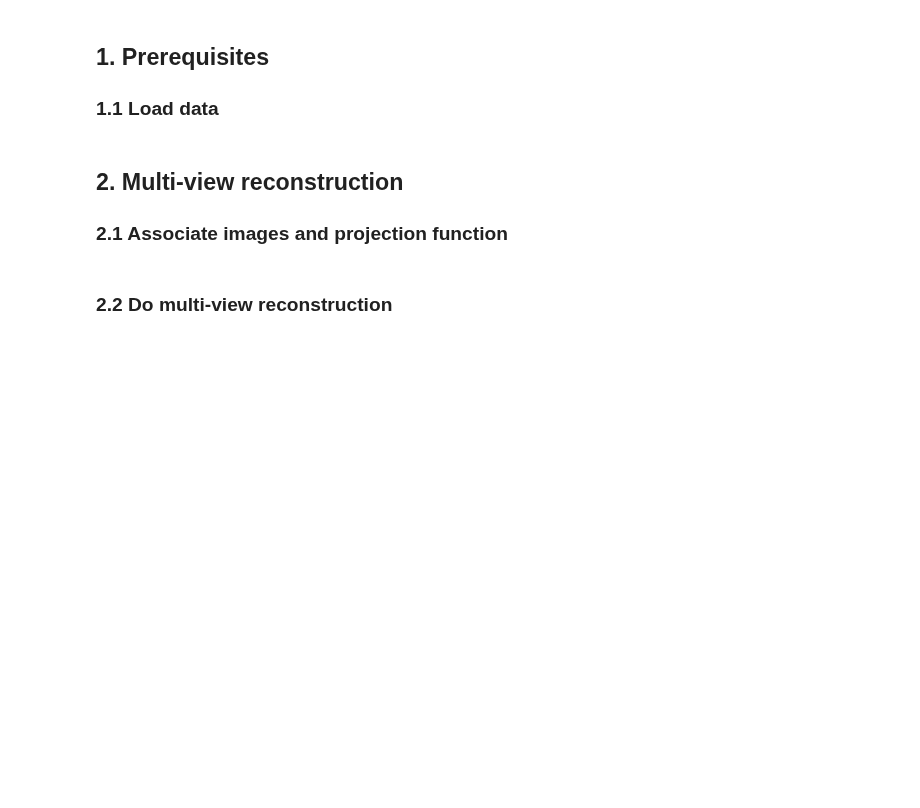
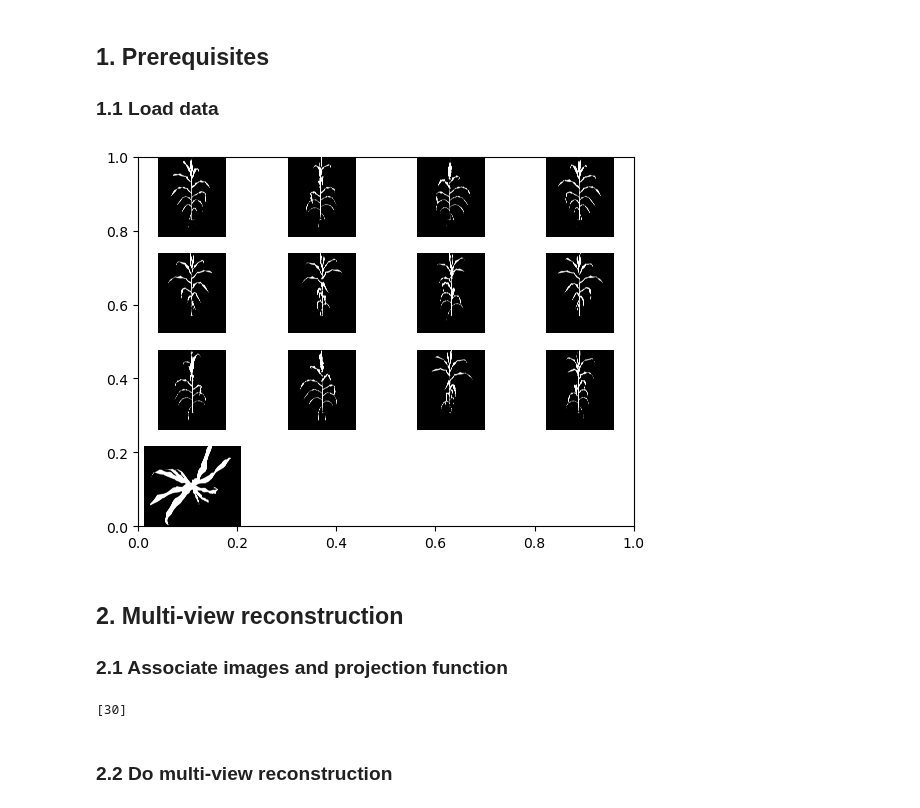
Before and after one commit to openalea/phenomenal, a Jupyter notebook: doc/examples/Multi-view reconstruction and Meshing.ipynb, the cells around one changed output. Drawn from its saved outputs; the diff is of its cells as text; code cells hidden in the pictures; blank space fills up the shorter version.

```diff
--- a/doc/examples/Multi-view reconstruction and Meshing.ipynb
+++ b/doc/examples/Multi-view reconstruction and Meshing.ipynb
@@ -17,14 +18,19 @@ import openalea.phenomenal.display.notebook as phm_display_notebook
 ## 1. Prerequisites
 
 ### 1.1 Load data
+# %%
+plant_number = 2  # Available : 1, 2, 3, 4 or 5
+data_dir = fetch_all_data(f"plant_{plant_number}")
 # %%
-plant_number = 2  # Available : 1, 2, 3, 4 or 5
-bin_images = phm_data.bin_images(f"data/plant_{plant_number}")
-calibrations = phm_data.calibrations(f"data/plant_{plant_number}")
+
+bin_images = phm_data.bin_images(data_dir)
+calibrations = phm_data.calibrations(data_dir)
 
 phm_display.show_images(
     list(bin_images["side"].values()) + list(bin_images["top"].values())
 )
+# %% [output]
+[figure, added]
 # %% [markdown]
 ## 2. Multi-view reconstruction
 
@@ -69,6 +75,8 @@ for id_camera in bin_images:
                 image_ref=image_ref,
             )
         )
+# %% [output]
+[30]
 # %% [markdown]
 ### 2.2 Do multi-view reconstruction
 # %%
```
Also changed, not shown: parts of 4 cells of this notebook, 9 other files.
